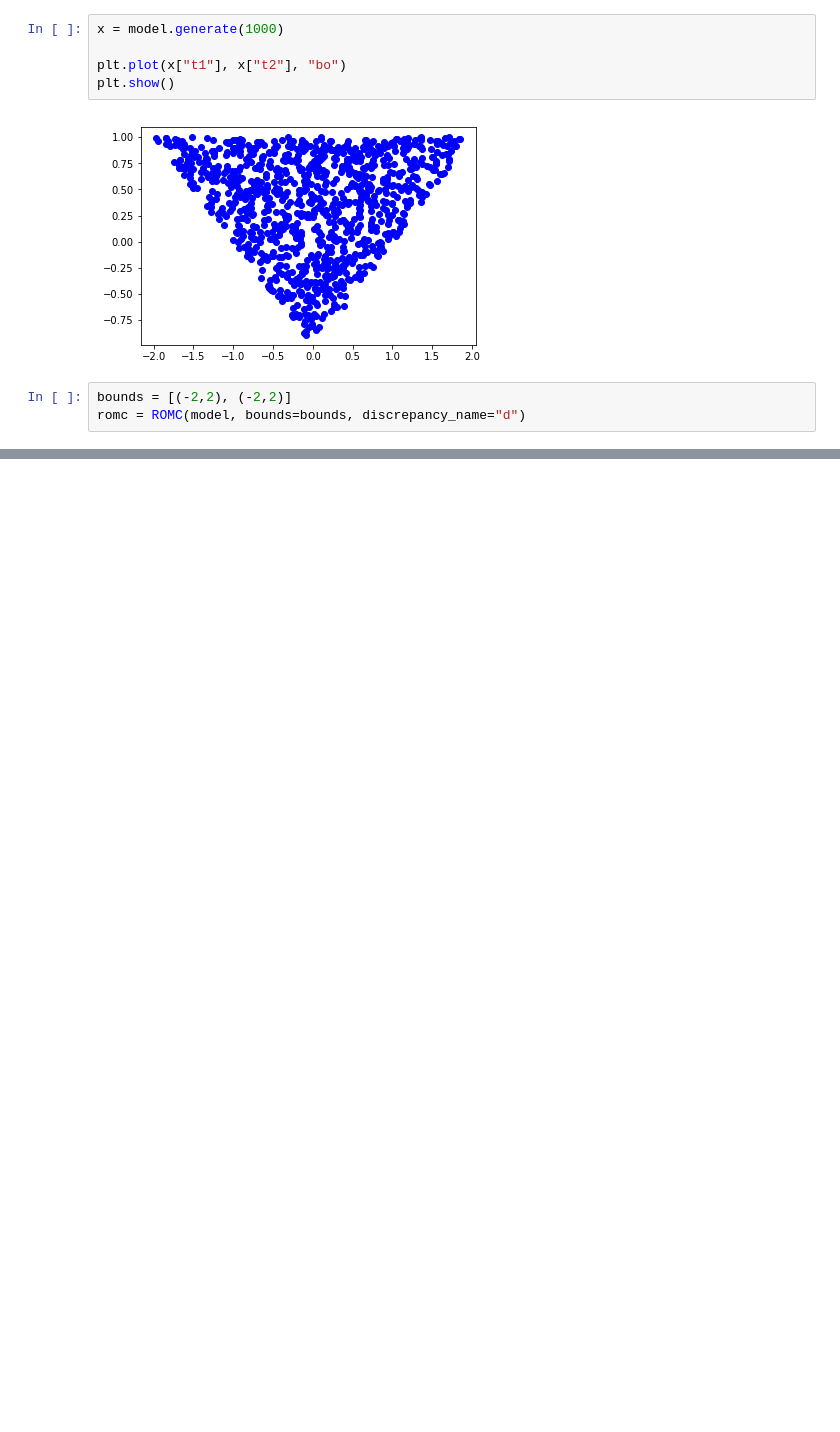
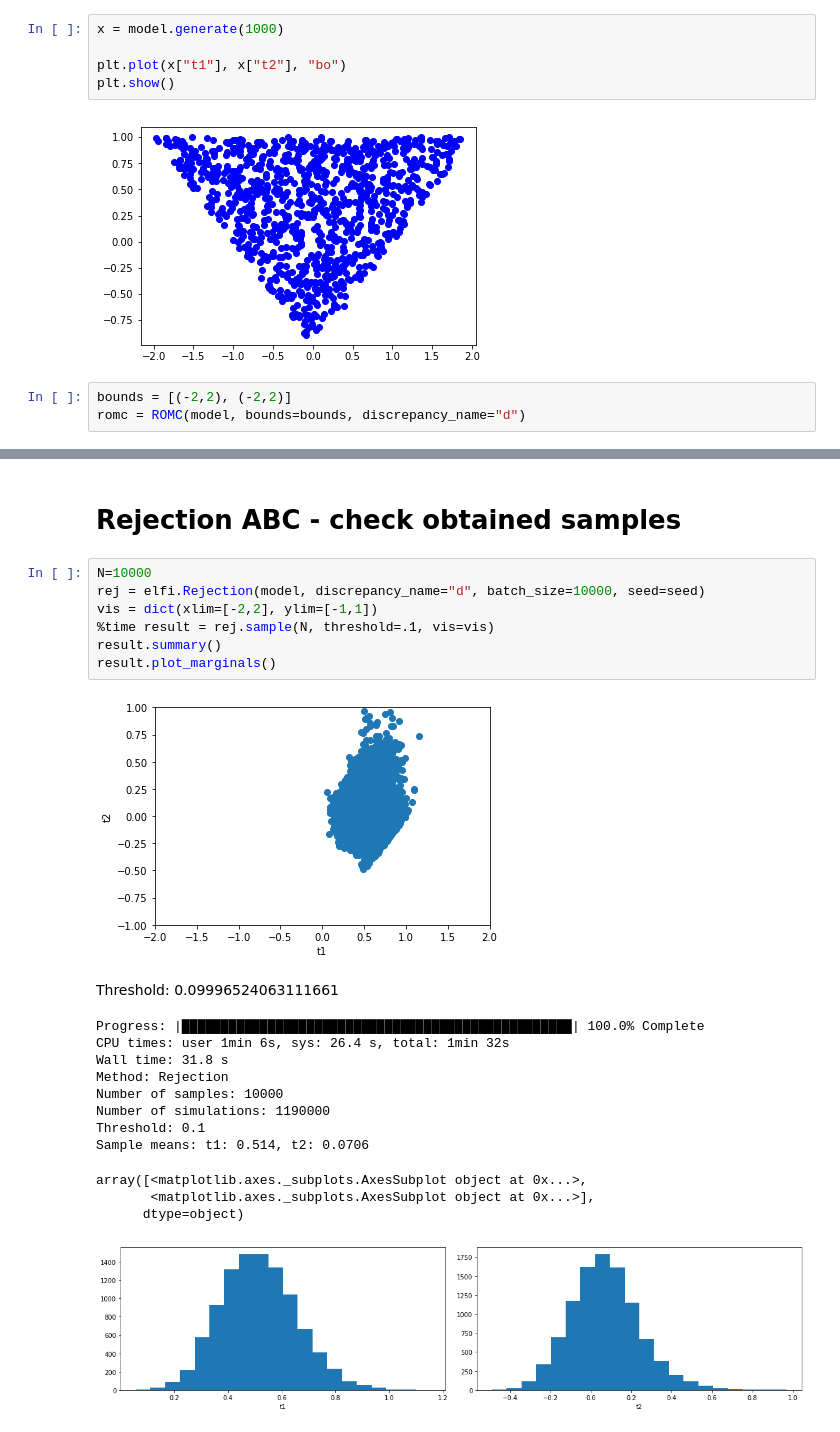
Before and after one commit to givasile/edinburgh-thesis, a Jupyter notebook: notebook_examples/example_MA2.ipynb, the cells around one changed output, grey strips where cells are left out. Drawn from its saved outputs; the diff is of its cells as text; blank space fills up the shorter version.

```diff
--- a/notebook_examples/example_MA2.ipynb
+++ b/notebook_examples/example_MA2.ipynb
@@ -115,0 +115,24 @@ Sample means: t1: 0.495, t2: 0.0866
+# %% [markdown]
+# Rejection ABC - check obtained samples
+# %%
+N=10000
+rej = elfi.Rejection(model, discrepancy_name="d", batch_size=10000, seed=seed)
+vis = dict(xlim=[-2,2], ylim=[-1,1])
+%time result = rej.sample(N, threshold=.1, vis=vis)
+result.summary()
+result.plot_marginals()
+# %% [output]
+[figure, added]
+Threshold: 0.09996524063111661
+Progress: |██████████████████████████████████████████████████| 100.0% Complete
+CPU times: user 1min 6s, sys: 26.4 s, total: 1min 32s
+Wall time: 31.8 s
+Method: Rejection
+Number of samples: 10000
+Number of simulations: 1190000
+Threshold: 0.1
+Sample means: t1: 0.514, t2: 0.0706
+array([<matplotlib.axes._subplots.AxesSubplot object at 0x...>,
+       <matplotlib.axes._subplots.AxesSubplot object at 0x...>],
+      dtype=object)
+[figure, added]
```
Also changed, not shown: parts of 16 cells of this notebook, 22 other files.
